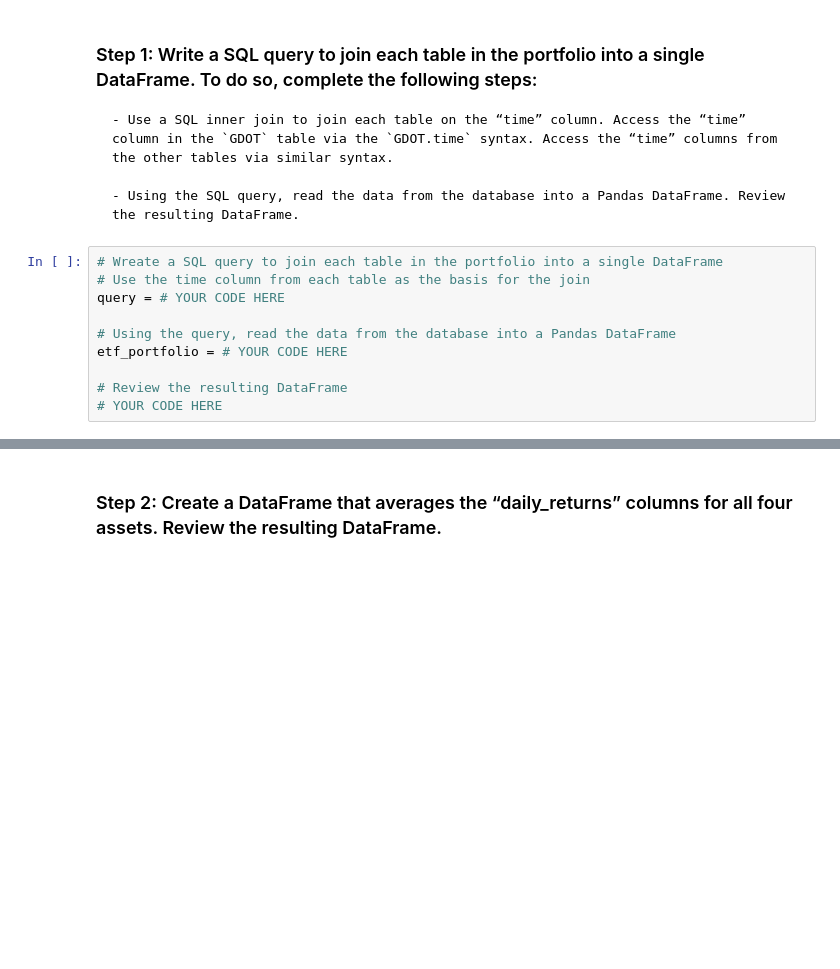
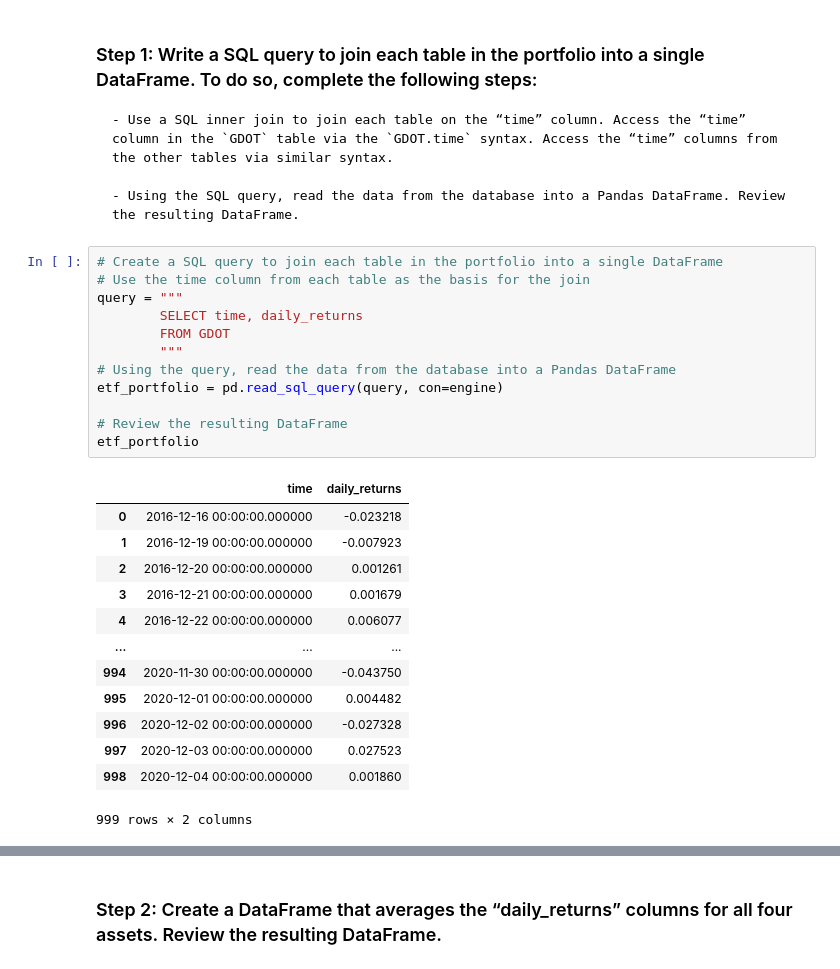
Before and after one commit to EGeorge2021r/Challenge7_Repo, a Jupyter notebook: Starter_Code/etf_analyzer.ipynb, the cells around one changed output, grey strips where cells are left out. Saved outputs shown, nothing was run; the diff lists cells and outputs as text; blank space fills up the shorter version.

```diff
--- a/Starter_Code/etf_analyzer.ipynb
+++ b/Starter_Code/etf_analyzer.ipynb
@@ -426,12 +441,28 @@ Complete the following steps:
 
     - Using the SQL query, read the data from the database into a Pandas DataFrame. Review the resulting DataFrame.
 # %%
-# Wreate a SQL query to join each table in the portfolio into a single DataFrame
+# Create a SQL query to join each table in the portfolio into a single DataFrame
 # Use the time column from each table as the basis for the join
-query = # YOUR CODE HERE
-
+query = """
+        SELECT time, daily_returns
+        FROM GDOT
+        """
 # Using the query, read the data from the database into a Pandas DataFrame
-etf_portfolio = # YOUR CODE HERE
+etf_portfolio = pd.read_sql_query(query, con=engine)
 
 # Review the resulting DataFrame
-# YOUR CODE HERE
+etf_portfolio
+# %% [output]
+|  | time | daily_returns |
+| 0 | 2016-12-16 00:00:00.000000 | -0.023218 |
+| 1 | 2016-12-19 00:00:00.000000 | -0.007923 |
+| 2 | 2016-12-20 00:00:00.000000 | 0.001261 |
+| 3 | 2016-12-21 00:00:00.000000 | 0.001679 |
+| 4 | 2016-12-22 00:00:00.000000 | 0.006077 |
+| ... | ... | ... |
+| 994 | 2020-11-30 00:00:00.000000 | -0.043750 |
+| 995 | 2020-12-01 00:00:00.000000 | 0.004482 |
+| 996 | 2020-12-02 00:00:00.000000 | -0.027328 |
+| 997 | 2020-12-03 00:00:00.000000 | 0.027523 |
+| 998 | 2020-12-04 00:00:00.000000 | 0.001860 |
+999 rows × 2 columns
```
Also changed, not shown: parts of 11 cells of this notebook, 1 other file.
